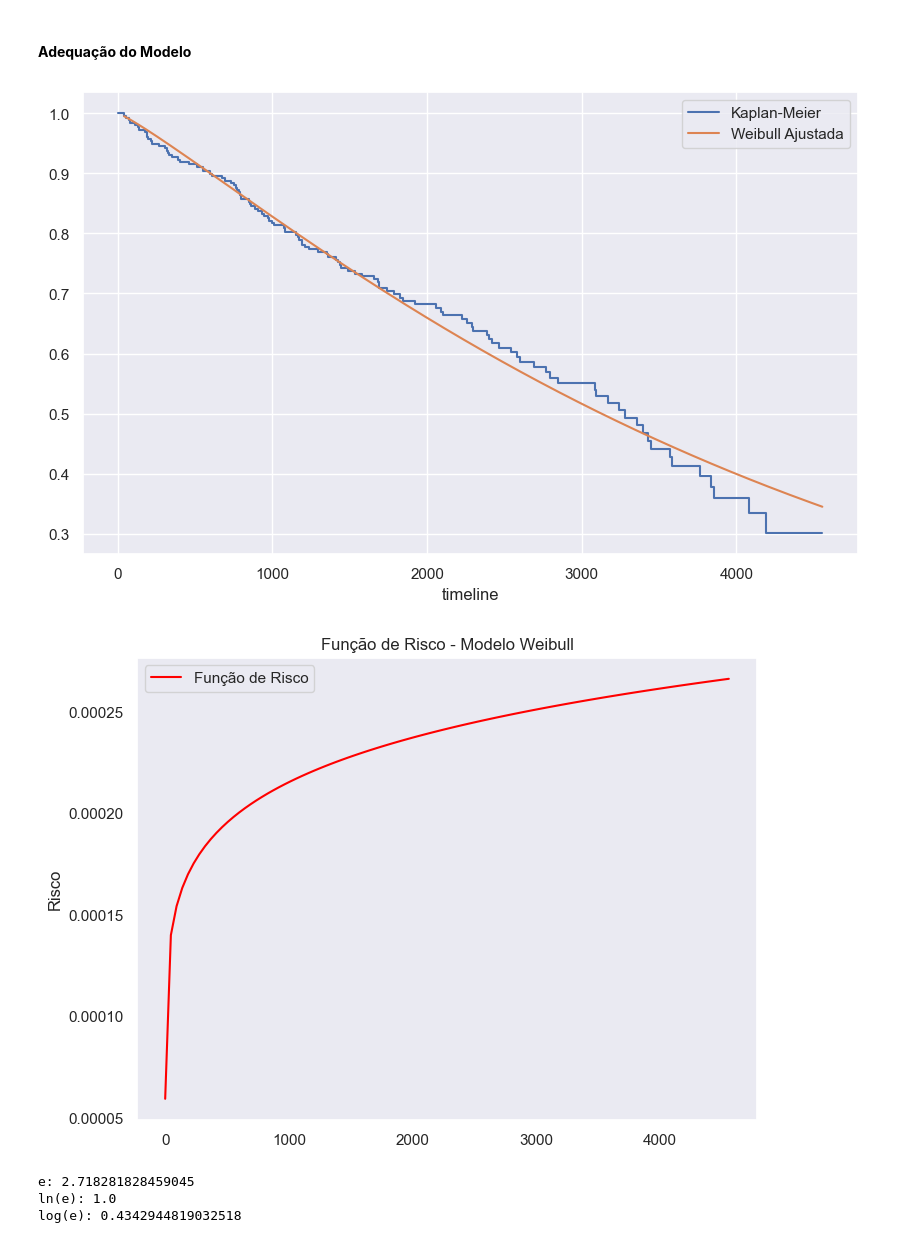
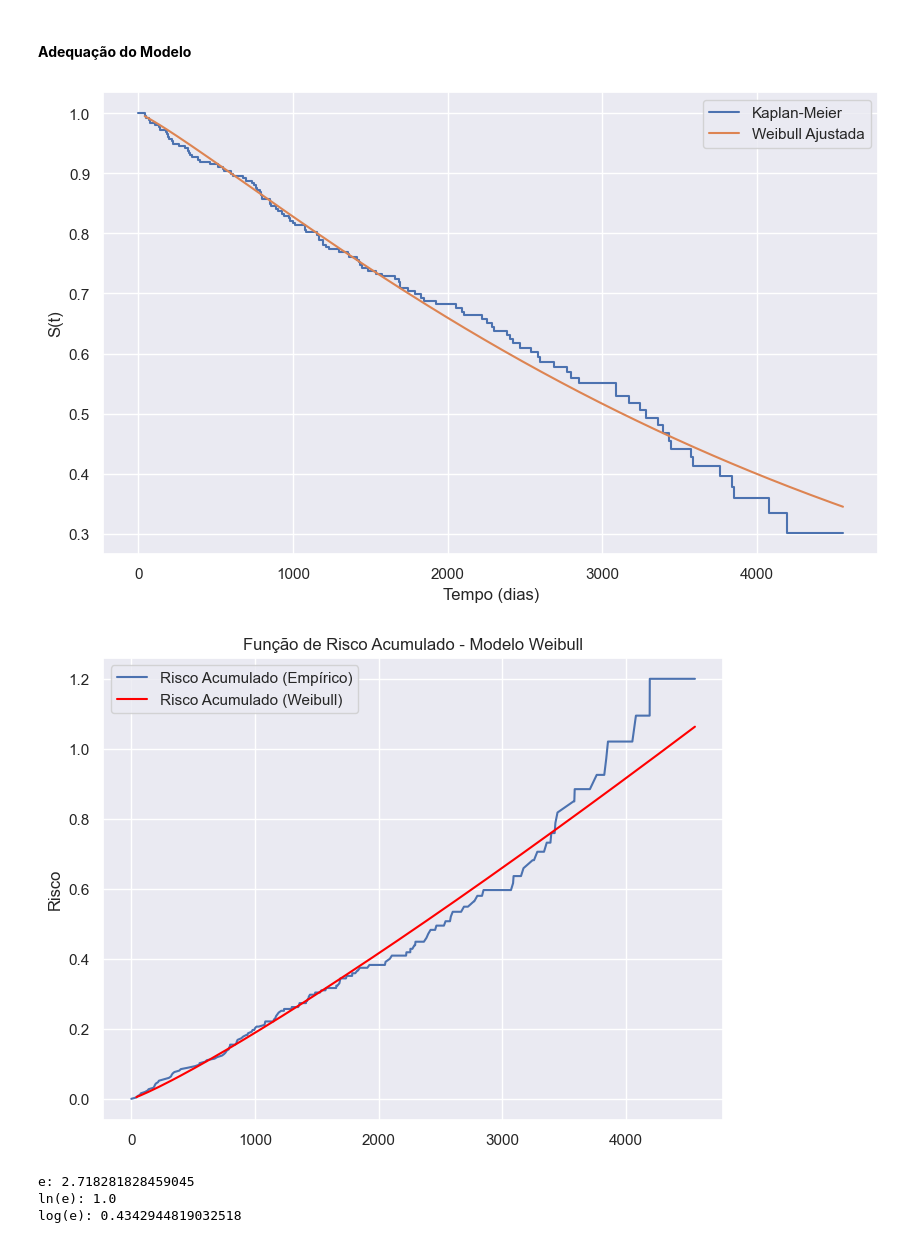
Before and after one commit to GustavoDeutsch/Trabalho_Final_Analise_Sobrevivencia, a Jupyter notebook: expectativa_vida_cirrose.ipynb, the cells around one changed output. Saved outputs shown, nothing was run; the diff lists cells and outputs as text; code cells hidden in the pictures.

```diff
--- a/expectativa_vida_cirrose.ipynb
+++ b/expectativa_vida_cirrose.ipynb
@@ -213,0 +275,4 @@ Categories (2, object): ['C', 'D']
+# %%
+kmf = KaplanMeierFitter()
+kmf.fit(durations=dataset_tratado.n_days, event_observed=dataset_tratado.dead)
+survival_function = pd.DataFrame(kmf.survival_function_)
@@ -214,18 +339,15 @@ Categories (2, object): ['C', 'D']
 # %%
-dataset_tratado = dataset.copy()
-dataset_tratado.Status = dataset_tratado.Status.map({'C':0, 'D':1})
-
 # Separação dos dados (em tratamento e placebo)
-grupo_a = dataset_tratado[dataset_tratado.Drug == 'D-penicillamine'].copy()
-grupo_b = dataset_tratado[dataset_tratado.Drug == 'Placebo'].copy()
+grupo_a = dataset_tratado[dataset_tratado.placebo == False].copy()
+grupo_b = dataset_tratado[dataset_tratado.placebo == True].copy()
 
 # Estimação de Kaplan-Meier
 kmf_a = KaplanMeierFitter()
 kmf_b = KaplanMeierFitter()
 
 # Ajustar os modelos
-kmf_a.fit(durations=grupo_a.N_Days, event_observed=grupo_a.Status, label='Tratamento')
-kmf_b.fit(durations=grupo_b.N_Days, event_observed=grupo_b.Status, label='Placebo')
+kmf_a.fit(durations=grupo_a.n_days, event_observed=grupo_a.dead, label='Tratamento')
+kmf_b.fit(durations=grupo_b.n_days, event_observed=grupo_b.dead, label='Placebo')
 
 # Visualização
 plt.figure(figsize=(10,6))
@@ -233,6 +355,7 @@ plt.figure(figsize=(10,6))
 kmf_a.plot_survival_function(ci_show=True)
 kmf_b.plot_survival_function(ci_show=True)
 plt.title('Função de Sobrevivência Estimada (Kaplan-Meier)')
+plt.xlabel('Tempo (dias)')
 plt.ylabel('Probabilidade de Sobrevivência')
 plt.grid(True)
 plt.show()
@@ -363,13 +496,11 @@ Função de risco: 4676.0453
 # %% [markdown]
 #### Adequação do Modelo
 # %%
-kmf = KaplanMeierFitter()
-kmf.fit(dataset_tratado.N_Days, event_observed=dataset_tratado.Status)
-
 plt.figure(figsize=(10,6))
 kmf.plot_survival_function(ci_show=False, label='Kaplan-Meier')
 exp_fitter.plot_survival_function(ci_show=False, label='Exponencial Ajustada')
 plt.title('Comparação da Função de Sobrevivência vs Kaplan-Meier')
+plt.xlabel('Tempo (dias)')
 plt.ylabel('S(t)')
 plt.legend()
 plt.show()
@@ -571,6 +690,6 @@ plt.show()
 from lifelines import WeibullFitter
 # %%
 weibull_fitter = WeibullFitter()
-weibull_fitter.fit(dataset_tratado.N_Days.to_list(), event_observed=dataset_tratado.Status)
+weibull_fitter.fit(dataset_tratado.n_days.to_list(), event_observed=dataset_tratado.dead)
 # %% [output]
 <lifelines.WeibullFitter:"Weibull_estimate", fitted with 258 total observations, 147 right-censored observations>
@@ -588,24 +713,25 @@ plt.show()
 plt.figure(figsize=(10,6))
 kmf.plot_survival_function(ci_show=False, label='Kaplan-Meier')
 weibull_fitter.plot_survival_function(ci_show=False, label='Weibull Ajustada')
+plt.xlabel('Tempo (dias)')
+plt.ylabel('S(t)')
 plt.show()
 # %% [output]
-[figure, old version]
+[figure, new version]
 # %%
-# Função de Risco
-tempos_plot = np.linspace(0.1, max(dataset_tratado.N_Days.to_list()), 100)
-risco = weibull_fitter.hazard_at_times(tempos_plot)
+tempos_plot = dataset_tratado.n_days.sort_values().unique()
+risco = weibull_fitter.cumulative_hazard_at_times(tempos_plot)
 
-# Plotar a função de risco (constante para o modelo exponencial)
 plt.figure(figsize=(8, 6))
-plt.plot(tempos_plot, risco, label='Função de Risco', color='red')
-plt.title('Função de Risco - Modelo Weibull')
+plt.plot(kmf.event_table.index, -np.log(kmf.survival_function_['KM_estimate']), label='Risco Acumulado (Empírico)')
+plt.plot(tempos_plot, risco, label='Risco Acumulado (Weibull)', color='red')
+plt.title('Função de Risco Acumulado - Modelo Weibull')
 plt.ylabel('Risco')
-plt.grid()
+
 plt.legend()
 plt.show()
 # %% [output]
-[figure, old version]
+[figure, new version]
 # %%
 from math import e
 
```
Also changed, not shown: parts of 66 cells of this notebook, 1 other file.
